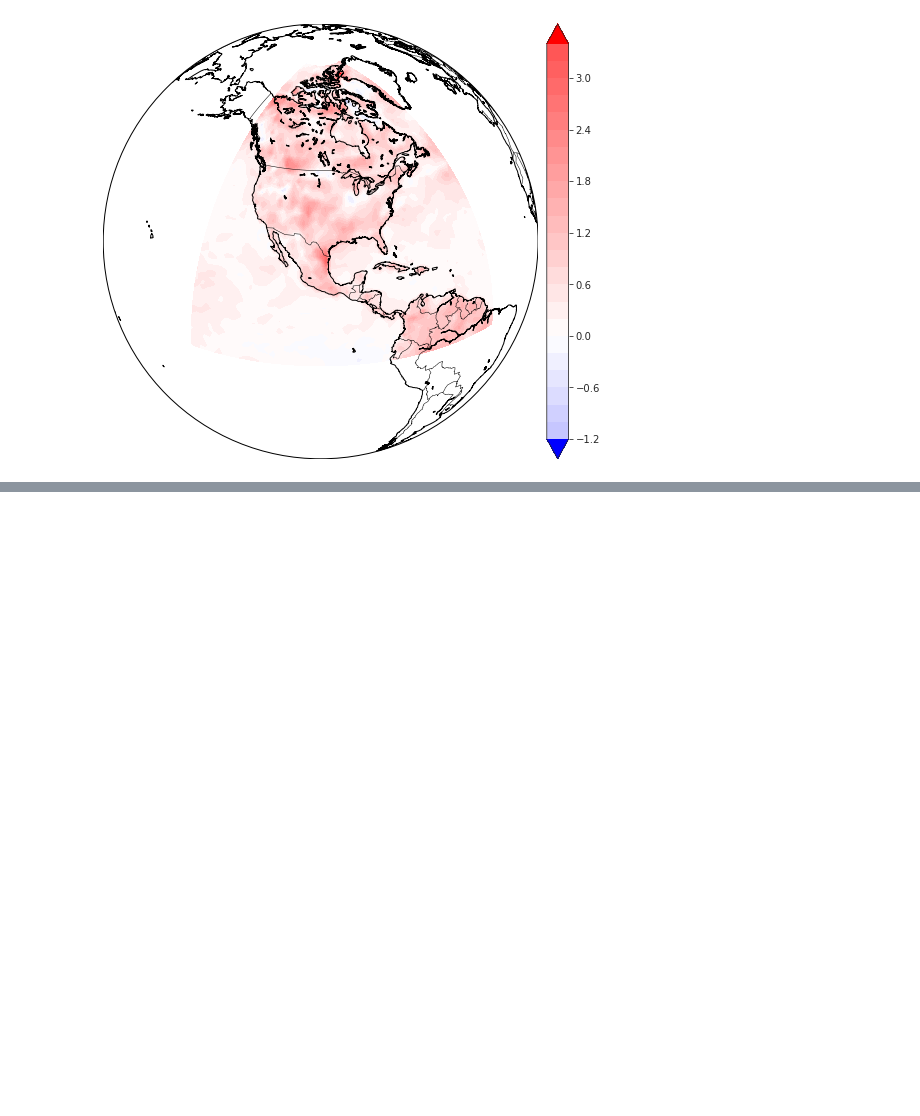
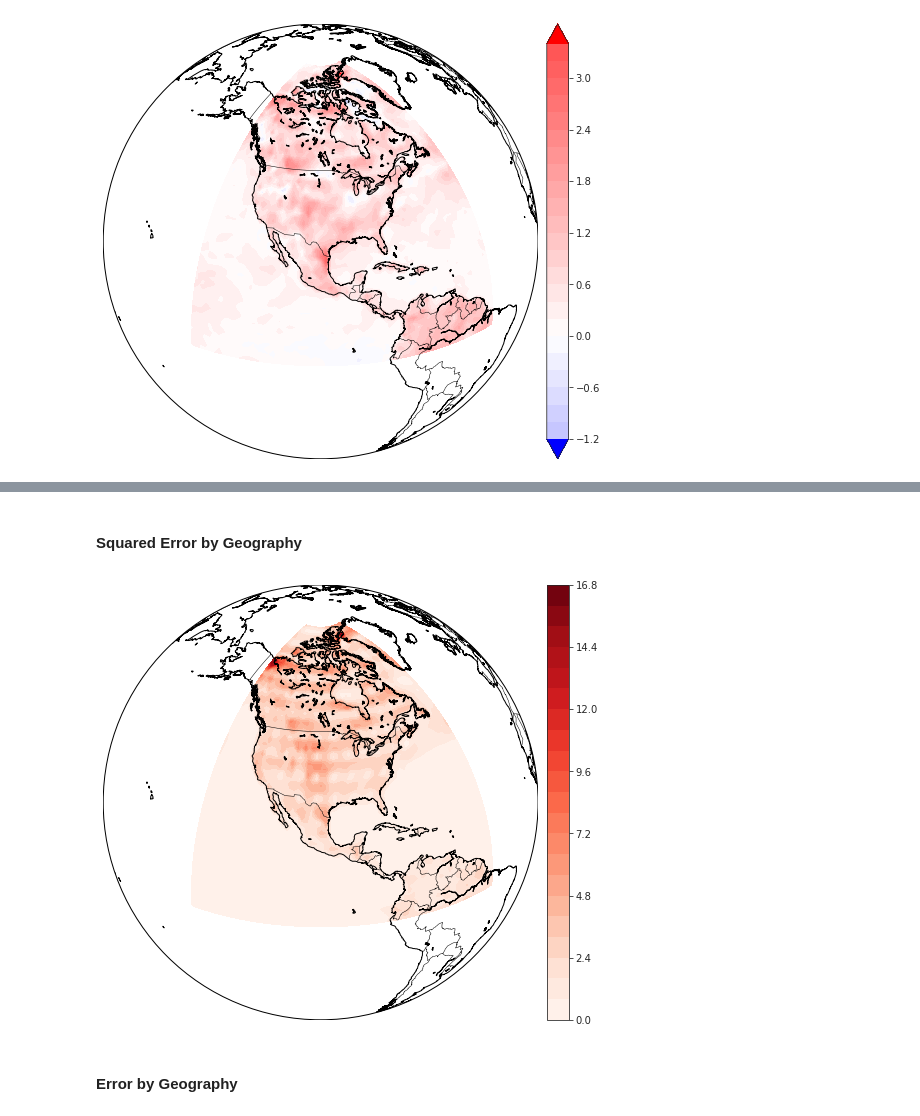
Before and after one commit to 6759-Project/cnn-downscaling, a Jupyter notebook: src/evaluation/evaluation.ipynb, the cells around one changed output, grey strips where cells are left out. Saved outputs shown, nothing was run; the diff lists cells and outputs as text; code cells hidden in the pictures; blank space fills up the shorter version.

```diff
--- a/src/evaluation/evaluation.ipynb
+++ b/src/evaluation/evaluation.ipynb
@@ -378,3 +370,0 @@ longitudes = data_module.fine.index.levels[2].to_series()
-# %%
-m = Basemap(projection='ortho', lat_0=30 ,lon_0=-100, resolution='l')
-x, y = m(*np.meshgrid(longitudes-180,latitudes))
@@ -502,0 +373,3 @@ m.colorbar();
+# %%
+validation_pdf['error'] = (validation_pdf["temp_pred"]-validation_pdf["temp_true"])
+validation_pdf['squared_error'] = validation_pdf['error']**2
@@ -502,0 +415,21 @@ m.colorbar();
+# %% [markdown]
+#### Squared Error by Geography
+# %%
+avg_mse_by_coord = validation_pdf['squared_error'].groupby(["lat","lon"]).mean()
+# %%
+cs = m.contourf(
+    x, y,
+    avg_mse_by_coord.unstack("lon").values,
+    levels=24, alpha=1,
+    cmap = 'Reds'
+)
+
+m.drawcoastlines()
+m.drawcountries()
+
+plt.gcf().set_size_inches(16, 8)
+m.colorbar();
+# %% [output]
+[figure, added]
+# %% [markdown]
+#### Error by Geography
```
Also changed, not shown: parts of 31 cells of this notebook.
